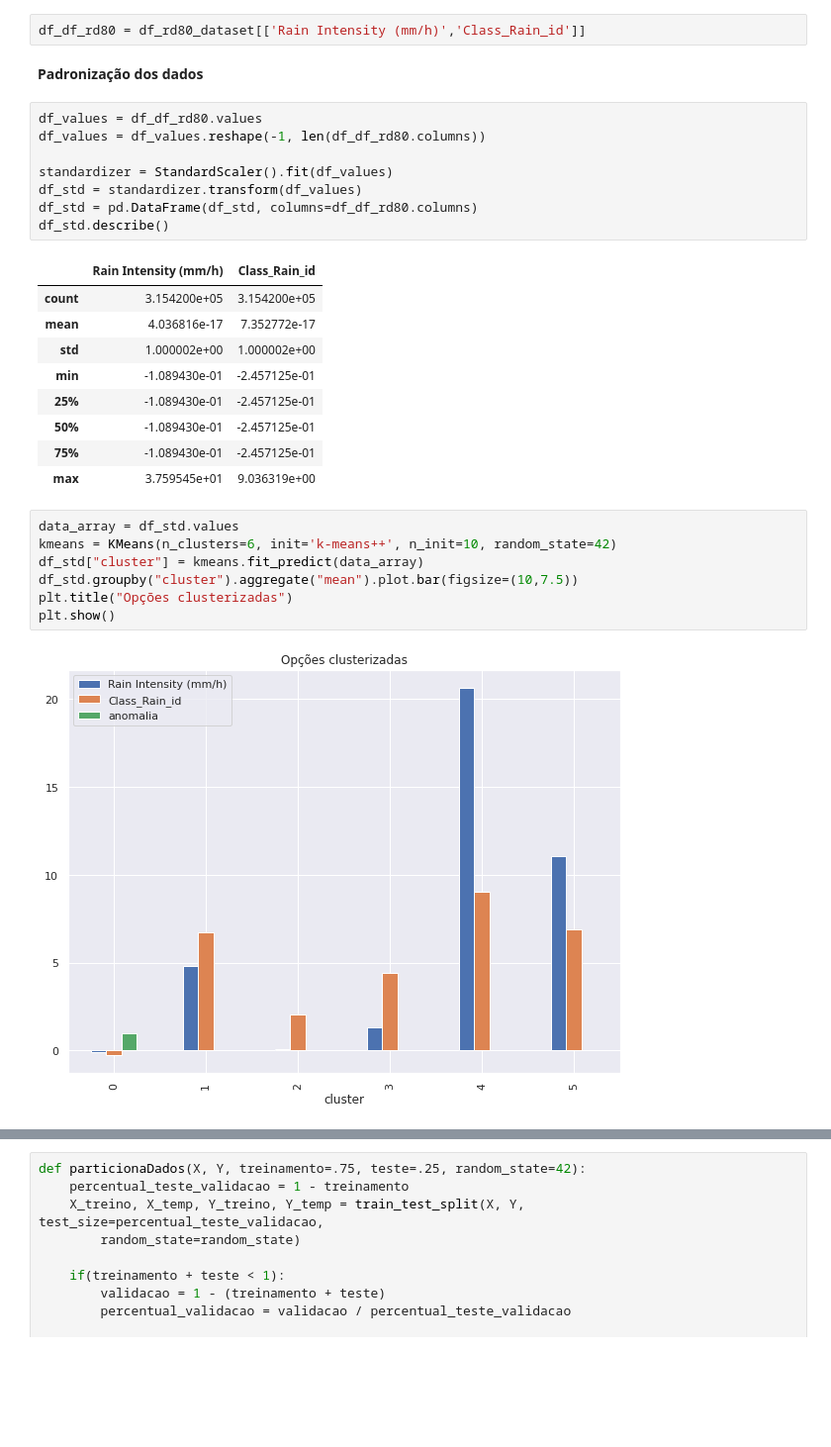
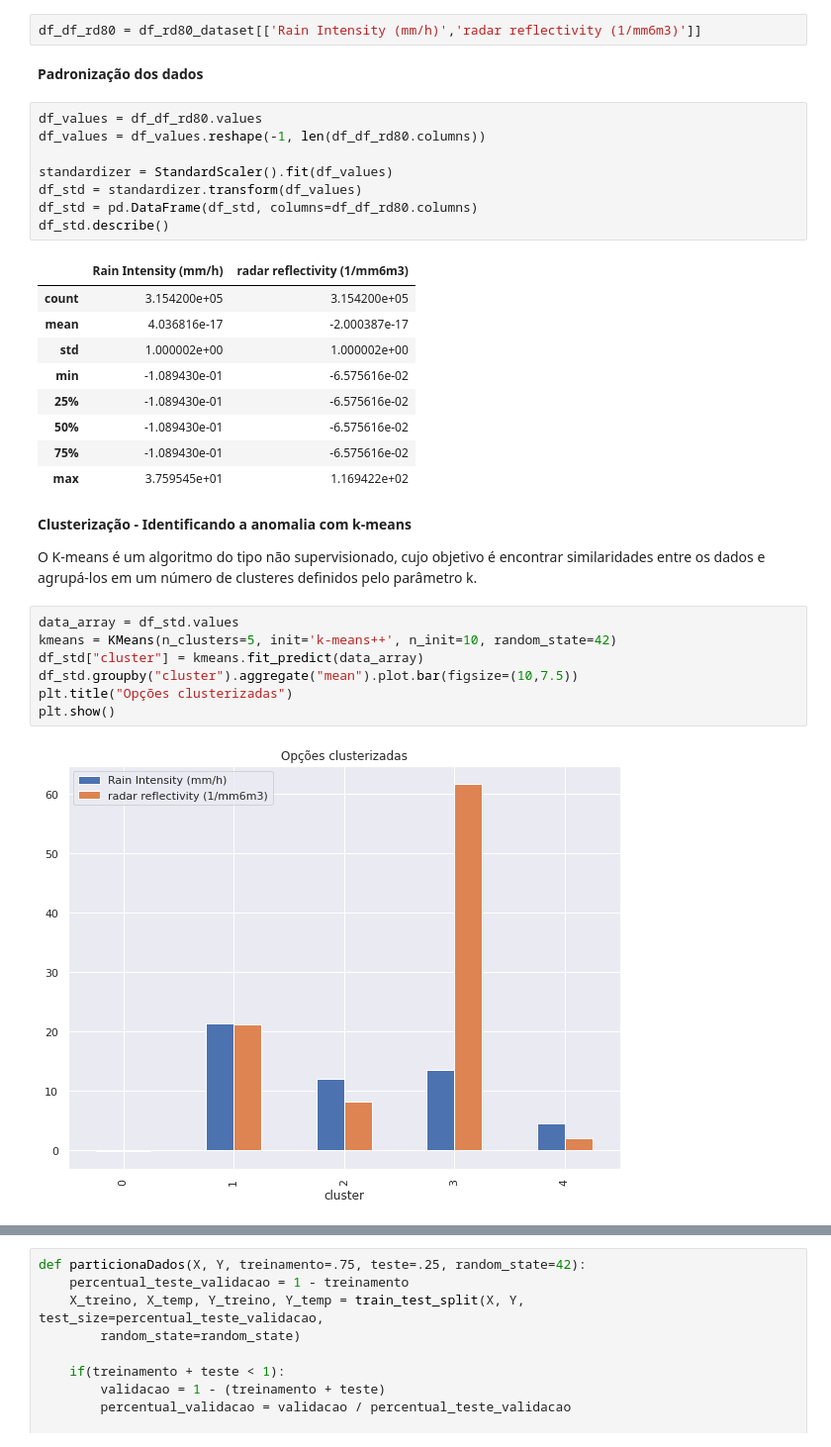
Before and after one commit to lourencocavalcante/Neurocomputacao, a Jupyter notebook: INPE_CAP351_Projeto02_MLP_Lourenco.ipynb, the cells around one changed output, grey strips where cells are left out. Shown: that part at 99% size. Saved outputs shown, nothing was run; the diff lists cells and outputs as text; blank space fills up the shorter version.

```diff
--- a/INPE_CAP351_Projeto02_MLP_Lourenco.ipynb
+++ b/INPE_CAP351_Projeto02_MLP_Lourenco.ipynb
@@ -101,5 +116,5 @@ dtype: int64
 # %%
-df_df_rd80 = df_rd80_dataset[['Rain Intensity (mm/h)','Class_Rain_id']]
+df_df_rd80 = df_rd80_dataset[['Rain Intensity (mm/h)','radar reflectivity (1/mm6m3)']]
 # %% [markdown]
 **Padronização dos dados**
 # %%
@@ -111,22 +126,26 @@ df_std = standardizer.transform(df_values)
 df_std = pd.DataFrame(df_std, columns=df_df_rd80.columns)
 df_std.describe()
 # %% [output]
-|  | Rain Intensity (mm/h) | Class_Rain_id |
+|  | Rain Intensity (mm/h) | radar reflectivity (1/mm6m3) |
 | count | 3.154200e+05 | 3.154200e+05 |
-| mean | 4.036816e-17 | 7.352772e-17 |
+| mean | 4.036816e-17 | -2.000387e-17 |
 | std | 1.000002e+00 | 1.000002e+00 |
-| min | -1.089430e-01 | -2.457125e-01 |
-| 25% | -1.089430e-01 | -2.457125e-01 |
-| 50% | -1.089430e-01 | -2.457125e-01 |
-| 75% | -1.089430e-01 | -2.457125e-01 |
-| max | 3.759545e+01 | 9.036319e+00 |
+| min | -1.089430e-01 | -6.575616e-02 |
+| 25% | -1.089430e-01 | -6.575616e-02 |
+| 50% | -1.089430e-01 | -6.575616e-02 |
+| 75% | -1.089430e-01 | -6.575616e-02 |
+| max | 3.759545e+01 | 1.169422e+02 |
+# %% [markdown]
+**Clusterização - Identificando a anomalia com k-means**
+
+O K-means é um algoritmo do tipo não supervisionado, cujo objetivo é encontrar similaridades entre os dados e agrupá-los em um número de clusteres definidos pelo parâmetro k.
 # %%
 data_array = df_std.values
-kmeans = KMeans(n_clusters=6, init='k-means++', n_init=10, random_state=42)
+kmeans = KMeans(n_clusters=5, init='k-means++', n_init=10, random_state=42)
 df_std["cluster"] = kmeans.fit_predict(data_array)
 df_std.groupby("cluster").aggregate("mean").plot.bar(figsize=(10,7.5))
 plt.title("Opções clusterizadas")
 plt.show()
 # %% [output]
-[figure, old version]
+[figure, new version]
 # %% [markdown]
```
Also changed, not shown: parts of 20 cells of this notebook.
